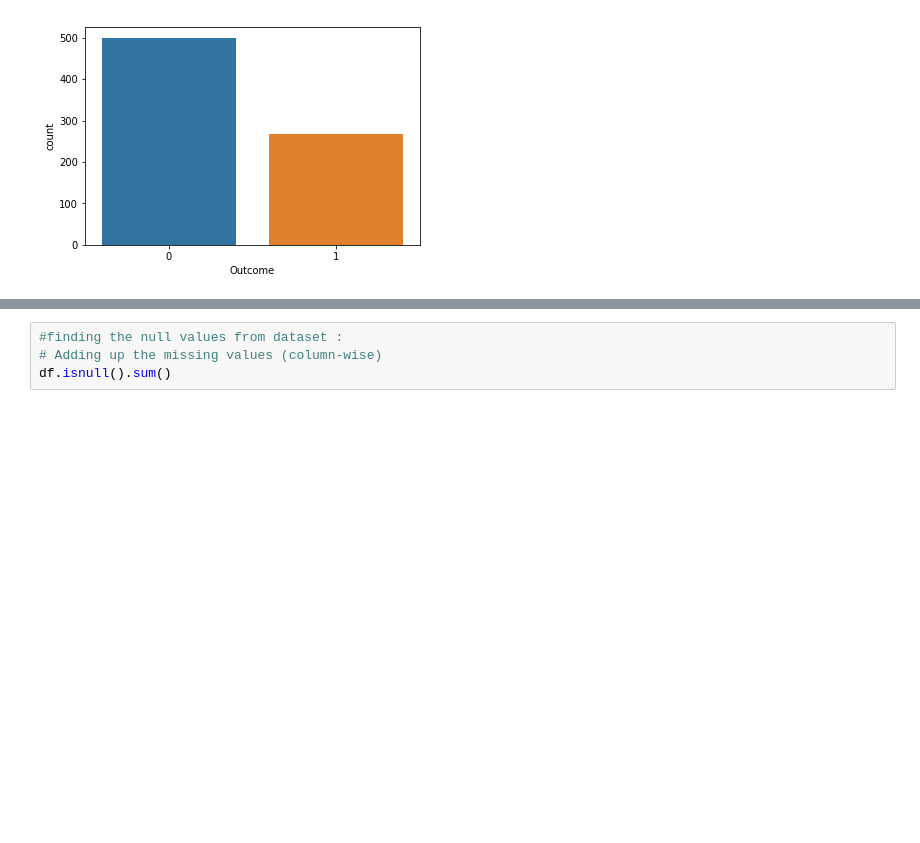
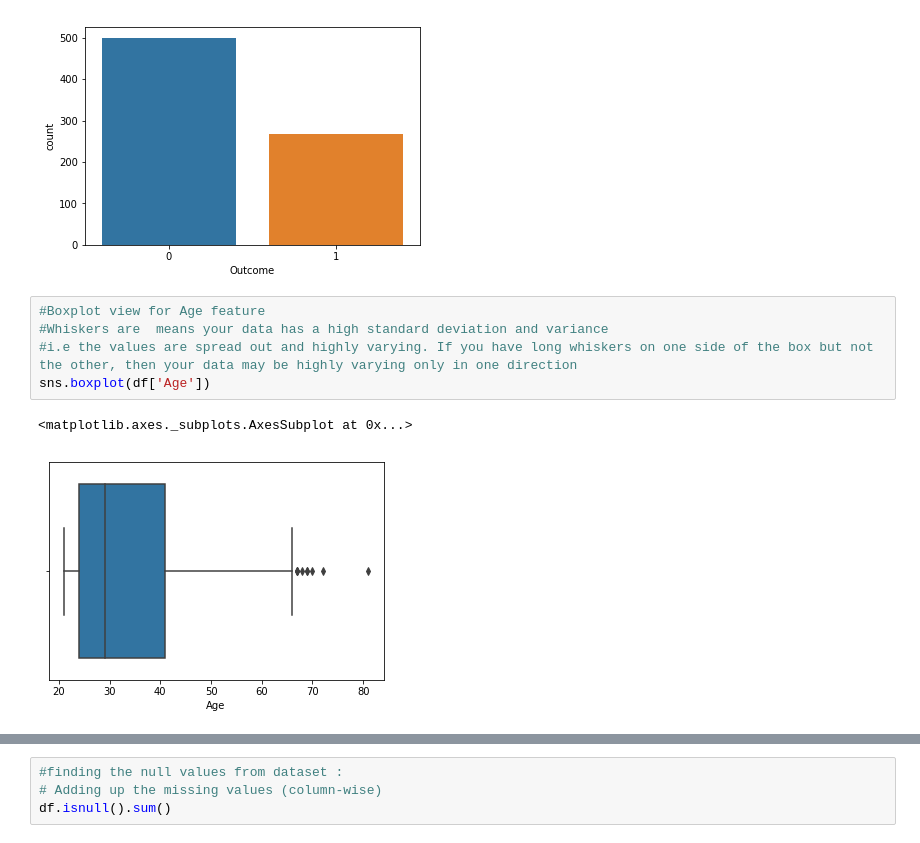
Before and after one commit to vinothhunt/Diabetes-ML, a Jupyter notebook: Vinoth Diabetes dataset workout.ipynb, the cells around one changed output, grey strips where cells are left out. Saved outputs shown, nothing was run; the diff lists cells and outputs as text; blank space fills up the shorter version.

Commit message:
Add files via upload
Plot diagram udpated

```diff
--- a/Vinoth Diabetes dataset workout.ipynb
+++ b/Vinoth Diabetes dataset workout.ipynb
@@ -65,3 +65,11 @@ sns.countplot(df['Outcome'],label="Count")
 # %% [output]
 <matplotlib.axes._subplots.AxesSubplot at 0x...>
 [figure]
+# %%
+#Boxplot view for Age feature
+#Whiskers are  means your data has a high standard deviation and variance
+#i.e the values are spread out and highly varying. If you have long whiskers on one side of the box but not the other, then your data may be highly varying only in one direction
+sns.boxplot(df['Age'])
+# %% [output]
+<matplotlib.axes._subplots.AxesSubplot at 0x...>
+[figure, added]
```
Also changed, not shown: parts of 7 cells of this notebook.
